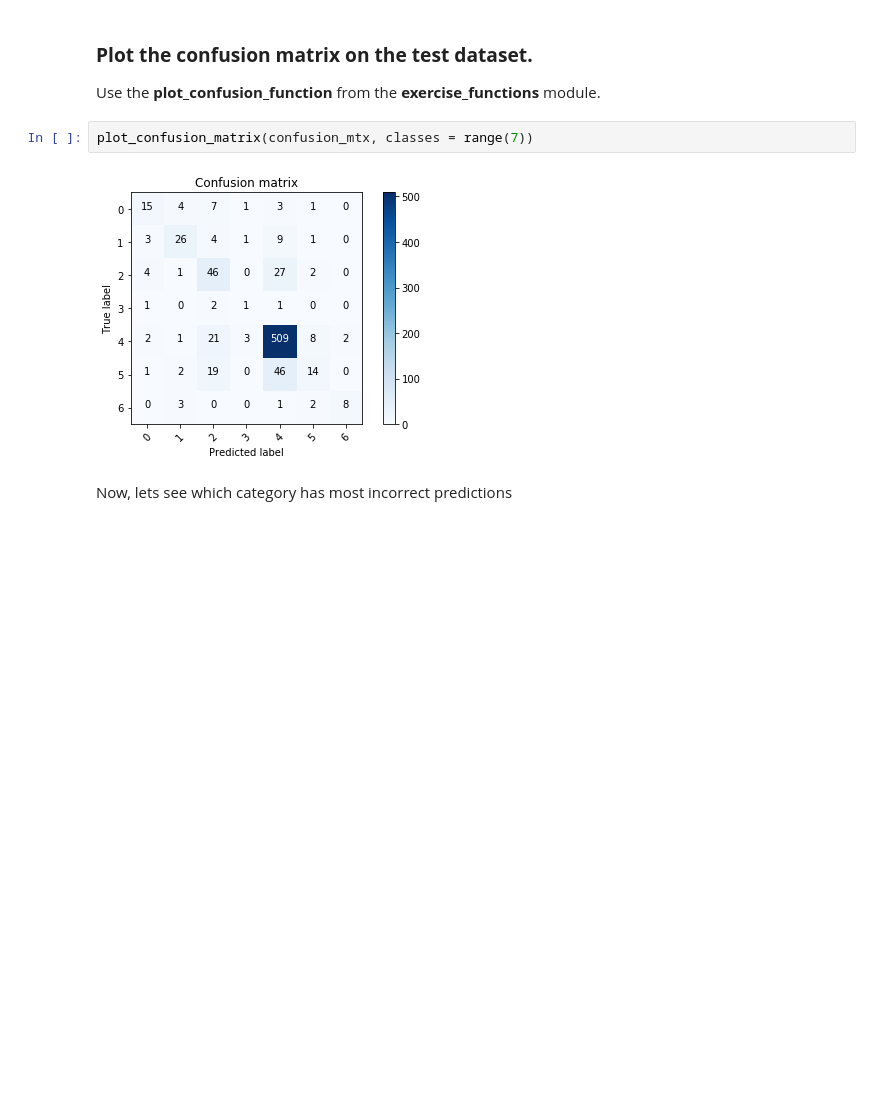
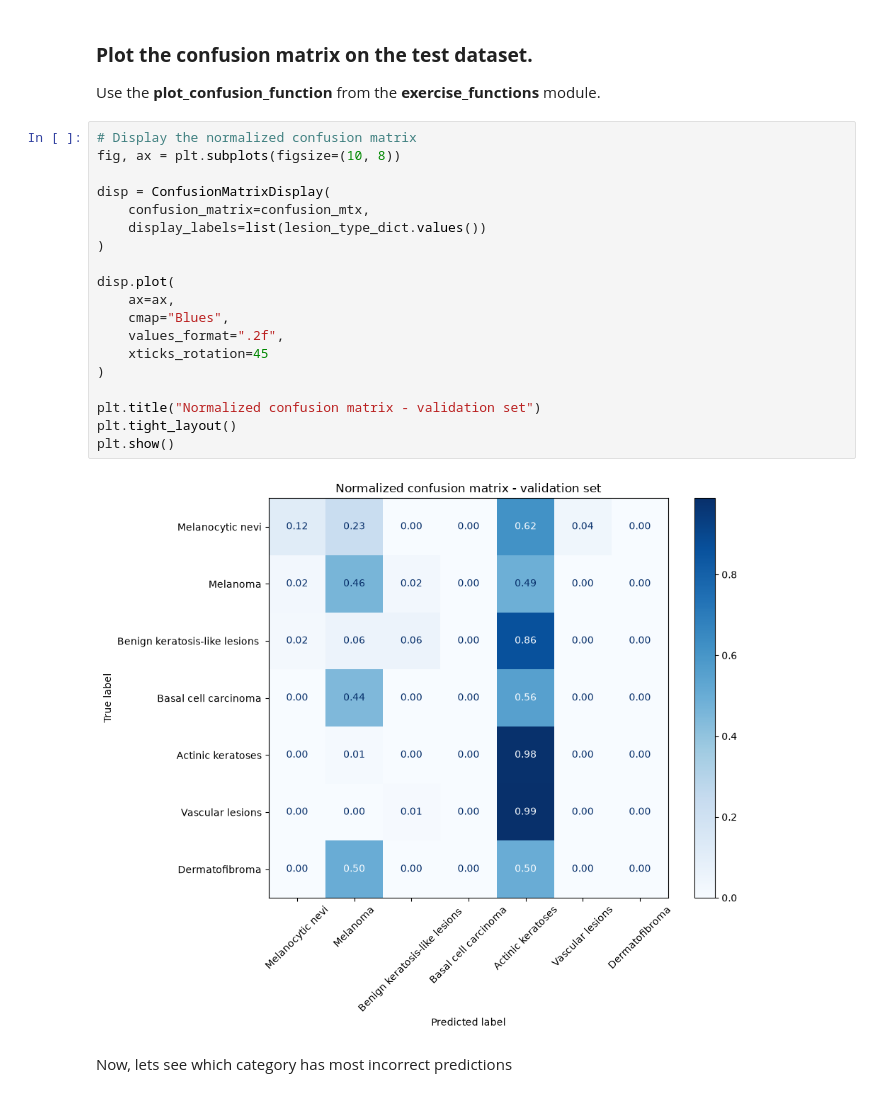
Before and after one commit to rgnseca/ML-AI_tutorials, a Jupyter notebook: Deep_Learning_Lab_Assignments/exercise_4_skin-cancer_assignment.ipynb, the cells around one changed output. Drawn from its saved outputs; the diff is of its cells as text; blank space fills up the shorter version.

```diff
--- a/Deep_Learning_Lab_Assignments/exercise_4_skin-cancer_assignment.ipynb
+++ b/Deep_Learning_Lab_Assignments/exercise_4_skin-cancer_assignment.ipynb
@@ -596,10 +625,27 @@ print(confusion_mtx)
 # %% [markdown]
 ### **Plot the confusion matrix on the test dataset.**
 Use the **plot_confusion_function** from the **exercise_functions** module.
-# %%
-plot_confusion_matrix(confusion_mtx, classes = range(7))
-# %% [output]
-[figure, removed]
+# %%
+# Display the normalized confusion matrix
+fig, ax = plt.subplots(figsize=(10, 8))
+
+disp = ConfusionMatrixDisplay(
+    confusion_matrix=confusion_mtx,
+    display_labels=list(lesion_type_dict.values())
+)
+
+disp.plot(
+    ax=ax,
+    cmap="Blues",
+    values_format=".2f",
+    xticks_rotation=45
+)
+
+plt.title("Normalized confusion matrix - validation set")
+plt.tight_layout()
+plt.show()
+# %% [output]
+[figure, added]
 # %% [markdown]
 Now, lets see which category has most incorrect predictions
 # %%
```
Also changed, not shown: parts of 5 cells of this notebook, 1 other file.
